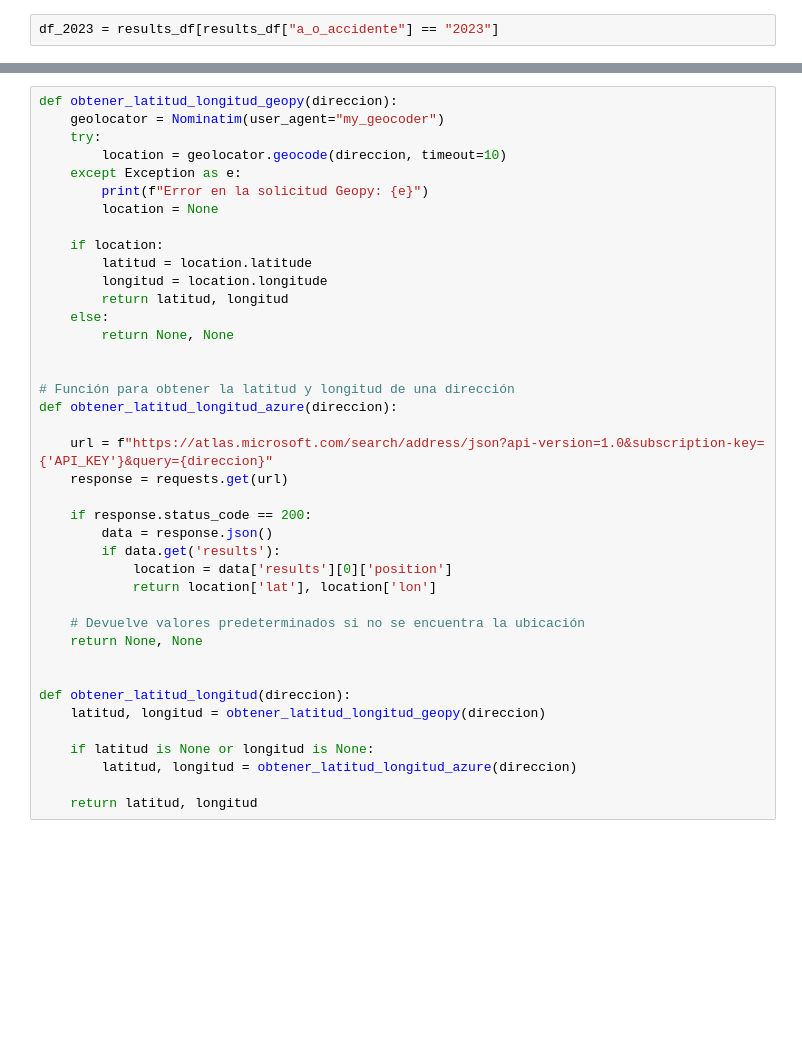
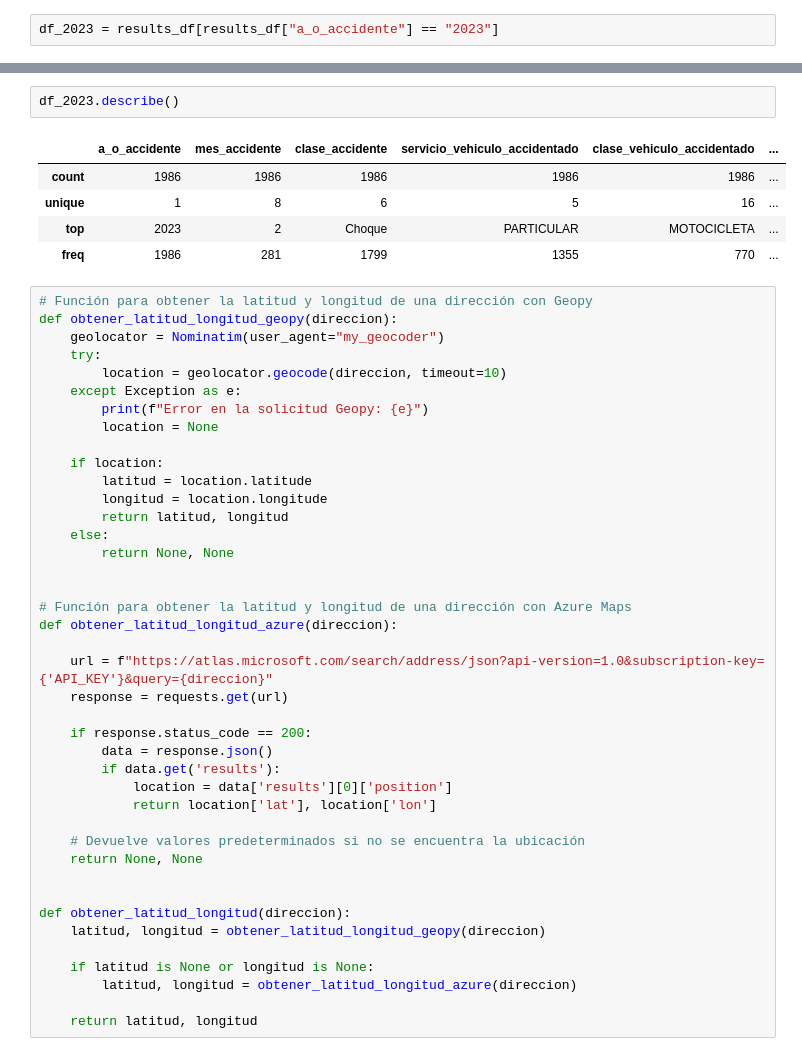
Before and after one commit to AndresFVargasV/Analisis_Accidentes_Barranquilla, a Jupyter notebook: Accidentalidad_Barranquilla.ipynb, the cells around one changed output, grey strips where cells are left out. Cells and saved outputs as stored; diff of their text form; blank space fills up the shorter version.

```diff
--- a/Accidentalidad_Barranquilla.ipynb
+++ b/Accidentalidad_Barranquilla.ipynb
@@ -64,4 +97,13 @@ df_2023.tail()
+# %%
+df_2023.describe()
+# %% [output]
+|  | a_o_accidente | mes_accidente | clase_accidente | servicio_vehiculo_accidentado | clase_vehiculo_accidentado | ... |
+| count | 1986 | 1986 | 1986 | 1986 | 1986 | ... |
+| unique | 1 | 8 | 6 | 5 | 16 | ... |
+| top | 2023 | 2 | Choque | PARTICULAR | MOTOCICLETA | ... |
+| freq | 1986 | 281 | 1799 | 1355 | 770 | ... |
 # %%
+# Función para obtener la latitud y longitud de una dirección con Geopy
 def obtener_latitud_longitud_geopy(direccion):
     geolocator = Nominatim(user_agent="my_geocoder")
     try:
@@ -78,7 +120,7 @@ def obtener_latitud_longitud_geopy(direccion):
         return None, None
 
 
-# Función para obtener la latitud y longitud de una dirección
+# Función para obtener la latitud y longitud de una dirección con Azure Maps
 def obtener_latitud_longitud_azure(direccion):
 
     url = f"https://atlas.microsoft.com/search/address/json?api-version=1.0&subscription-key={'API_KEY'}&query={direccion}"
```
Also changed, not shown: parts of 24 cells of this notebook.
